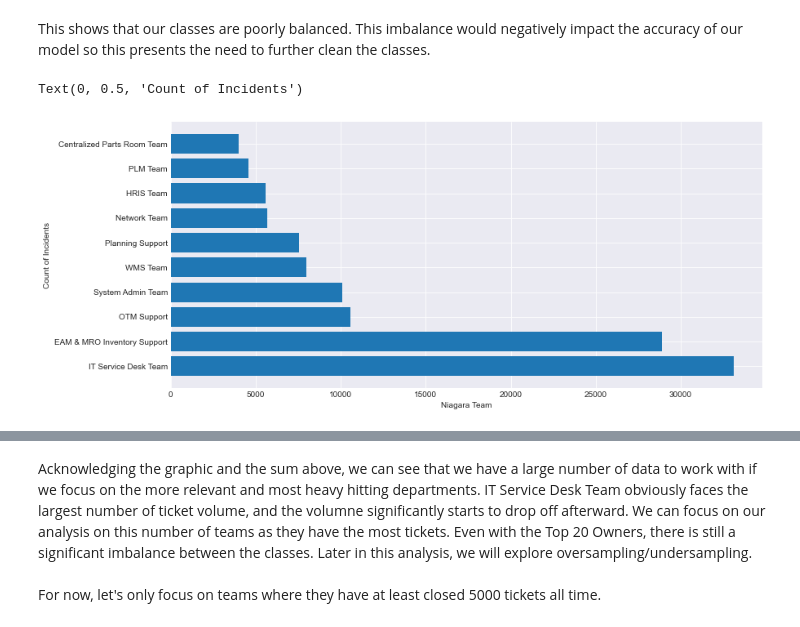
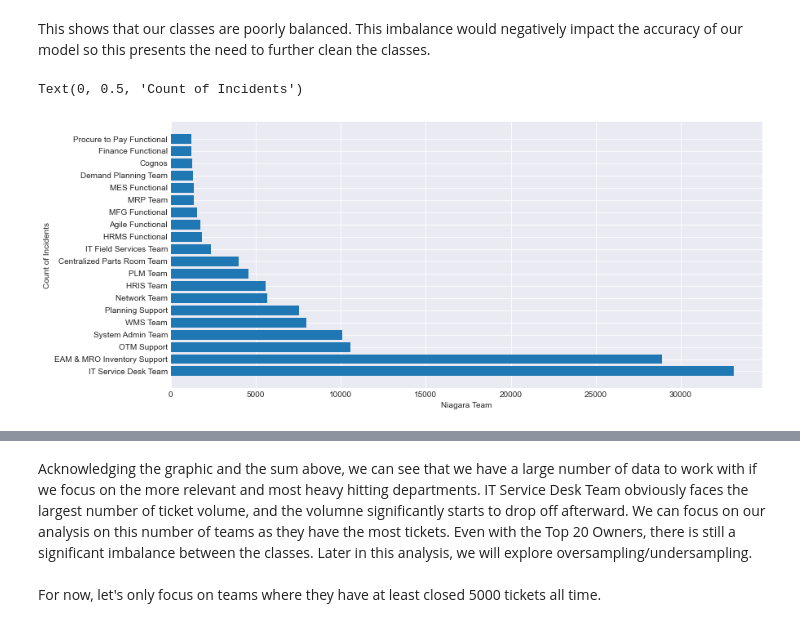
Before and after one commit to jnlinao/penguin, a Jupyter notebook: ChangeGear Ticket-Department Assignment- EDA, Modeling and Classification.ipynb, the cells around one changed output, grey strips where cells are left out. Cells and saved outputs as stored; diff of their text form; code cells hidden in the pictures.

```diff
--- a/ChangeGear Ticket-Department Assignment- EDA, Modeling and Classification.ipynb
+++ b/ChangeGear Ticket-Department Assignment- EDA, Modeling and Classification.ipynb
@@ -343,17 +332,17 @@ Name: Owner, dtype: int64
 This shows that our classes are poorly balanced. This imbalance would negatively impact the accuracy of our model so this presents the need to further clean the classes.
 # %%
 #Busiest Departments and Teams: Top 10
-departments = df['Owner'].value_counts().head(10)
+departments = df['Owner'].value_counts().head(20)
 plt.style.use('seaborn-darkgrid')
 y1=departments.values
 x1=departments.index
 plt.figure(figsize=(13,6))
 plt.barh(x1,y1)
 plt.xlabel('Niagara Team')
 plt.ylabel('Count of Incidents')
 # %% [output]
 Text(0, 0.5, 'Count of Incidents')
-[figure, old version]
+[figure, new version]
 # %%
 #Departments and Ticket Types
 cross_tab1 = pd.crosstab(df.Owner, df.Priority)
```
Also changed, not shown: parts of 89 cells of this notebook, 1 other file.
